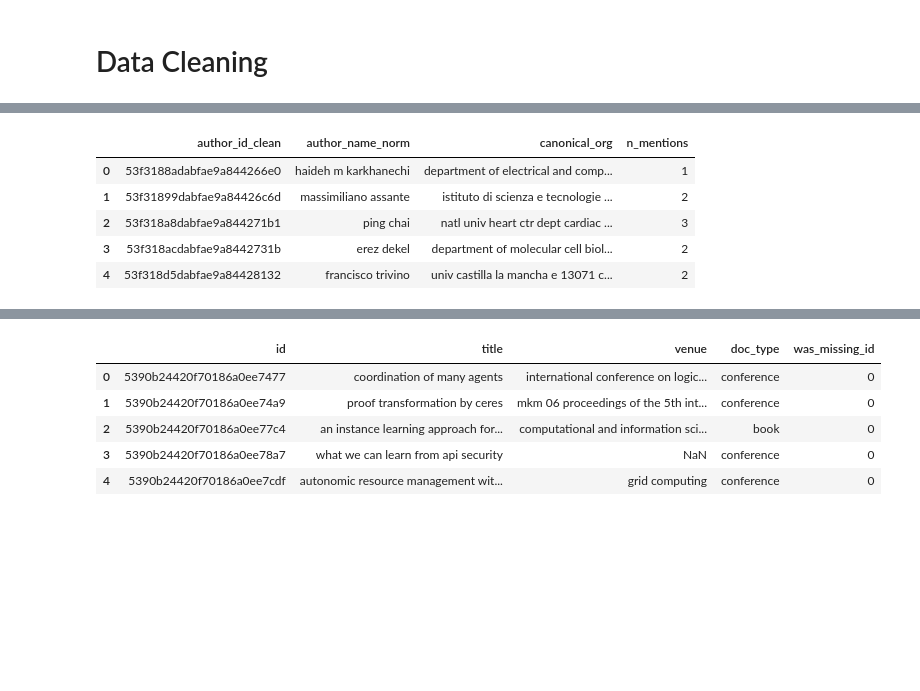
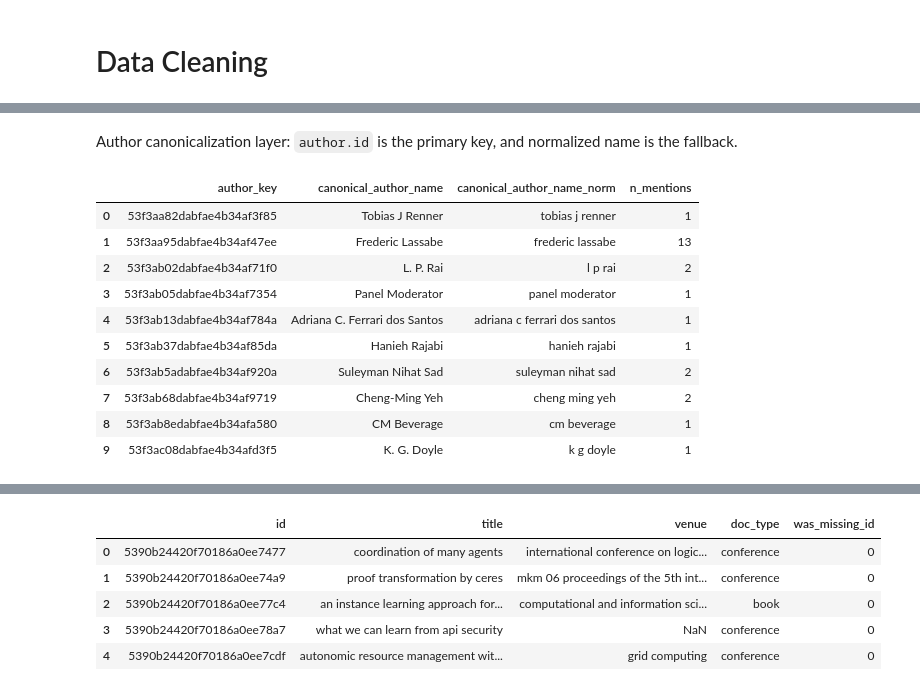
Before and after one commit to ManuCa93/data_project_3, a Jupyter notebook: notebook.ipynb, the cells around one changed output, grey strips where cells are left out. Saved outputs shown, nothing was run; the diff lists cells and outputs as text; code cells hidden in the pictures; blank space fills up the shorter version.

Commit message:
added canonicalization step for authors

```diff
--- a/notebook.ipynb
+++ b/notebook.ipynb
@@ -697,9 +630,2 @@ WHERE rn = 1;
-# %%
-display(con.sql("SELECT * FROM author_org_canonical LIMIT 5").df())
-# %% [output]
-|  | author_id_clean | author_name_norm | canonical_org | n_mentions |
-| 0 | 53f3188adabfae9a844266e0 | haideh m karkhanechi | department of electrical and comp... | 1 |
-| 1 | 53f31899dabfae9a84426c6d | massimiliano assante | istituto di scienza e tecnologie ... | 2 |
-| 2 | 53f318a8dabfae9a844271b1 | ping chai | natl univ heart ctr dept cardiac ... | 3 |
-| 3 | 53f318acdabfae9a8442731b | erez dekel | department of molecular cell biol... | 2 |
-| 4 | 53f318d5dabfae9a84428132 | francisco trivino | univ castilla la mancha e 13071 c... | 2 |
+# %% [markdown]
+Author canonicalization layer: `author.id` is the primary key, and normalized name is the fallback.
@@ -705,0 +681,14 @@ display(con.sql("SELECT * FROM author_org_canonical LIMIT 5").df())
+# %%
+display(con.sql("SELECT * FROM author_name_canonical LIMIT 10").df())
+# %% [output]
+|  | author_key | canonical_author_name | canonical_author_name_norm | n_mentions |
+| 0 | 53f3aa82dabfae4b34af3f85 | Tobias J Renner | tobias j renner | 1 |
+| 1 | 53f3aa95dabfae4b34af47ee | Frederic Lassabe | frederic lassabe | 13 |
+| 2 | 53f3ab02dabfae4b34af71f0 | L. P. Rai | l p rai | 2 |
+| 3 | 53f3ab05dabfae4b34af7354 | Panel Moderator | panel moderator | 1 |
+| 4 | 53f3ab13dabfae4b34af784a | Adriana C. Ferrari dos Santos | adriana c ferrari dos santos | 1 |
+| 5 | 53f3ab37dabfae4b34af85da | Hanieh Rajabi | hanieh rajabi | 1 |
+| 6 | 53f3ab5adabfae4b34af920a | Suleyman Nihat Sad | suleyman nihat sad | 2 |
+| 7 | 53f3ab68dabfae4b34af9719 | Cheng-Ming Yeh | cheng ming yeh | 2 |
+| 8 | 53f3ab8edabfae4b34afa580 | CM Beverage | cm beverage | 1 |
+| 9 | 53f3ac08dabfae4b34afd3f5 | K. G. Doyle | k g doyle | 1 |
```
Also changed, not shown: parts of 6 cells of this notebook.
